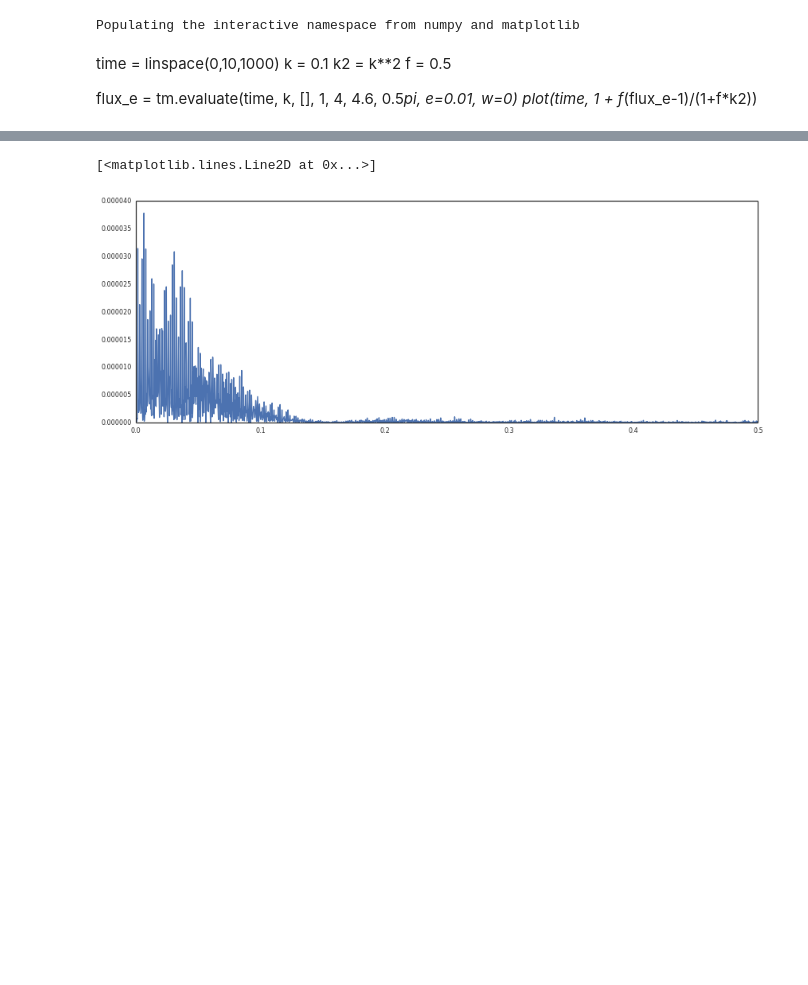
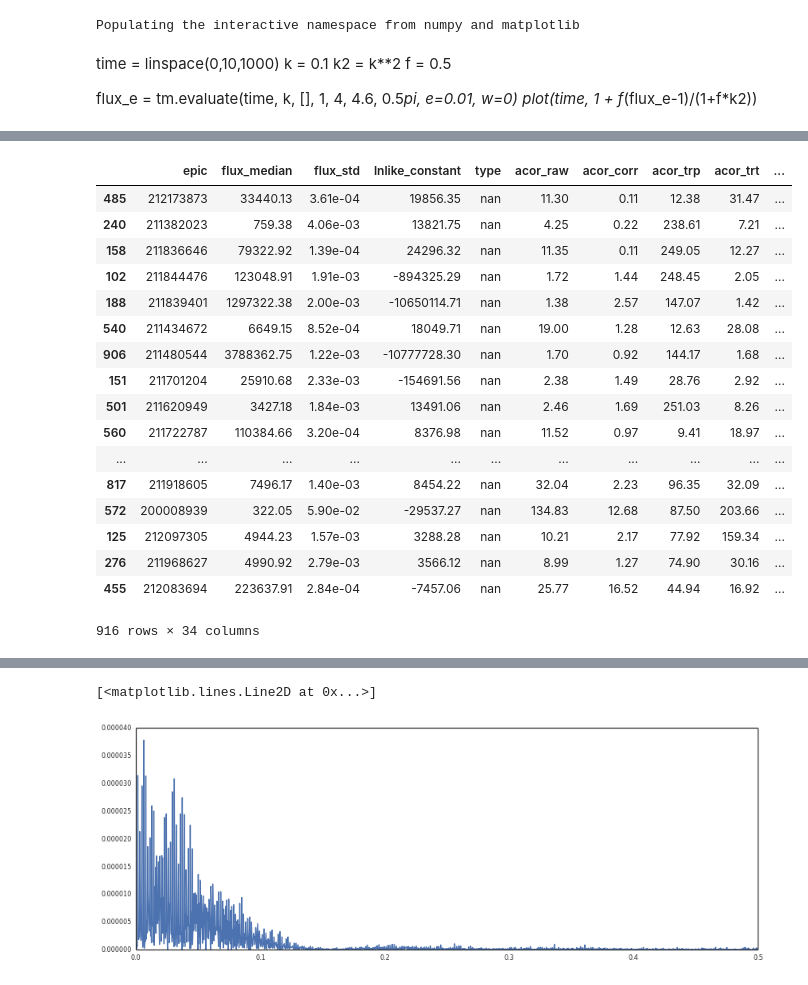
Before and after one commit to hpparvi/opents, a Jupyter notebook: notebooks/bls_search.ipynb, the cells around one changed output, grey strips where cells are left out. Drawn from its saved outputs; the diff is of its cells as text; code cells hidden in the pictures; blank space fills up the shorter version.

```diff
--- a/notebooks/bls_search.ipynb
+++ b/notebooks/bls_search.ipynb
@@ -108,0 +117,21 @@ fig.tight_layout()
+# %%
+rr.sort('sde', ascending=False)
+# %% [output]
+|  | epic | flux_median | flux_std | lnlike_constant | type | acor_raw | acor_corr | acor_trp | acor_trt | ... |
+| 485 | 212173873 | 33440.13 | 3.61e-04 | 19856.35 | nan | 11.30 | 0.11 | 12.38 | 31.47 | ... |
+| 240 | 211382023 | 759.38 | 4.06e-03 | 13821.75 | nan | 4.25 | 0.22 | 238.61 | 7.21 | ... |
+| 158 | 211836646 | 79322.92 | 1.39e-04 | 24296.32 | nan | 11.35 | 0.11 | 249.05 | 12.27 | ... |
+| 102 | 211844476 | 123048.91 | 1.91e-03 | -894325.29 | nan | 1.72 | 1.44 | 248.45 | 2.05 | ... |
+| 188 | 211839401 | 1297322.38 | 2.00e-03 | -10650114.71 | nan | 1.38 | 2.57 | 147.07 | 1.42 | ... |
+| 540 | 211434672 | 6649.15 | 8.52e-04 | 18049.71 | nan | 19.00 | 1.28 | 12.63 | 28.08 | ... |
+| 906 | 211480544 | 3788362.75 | 1.22e-03 | -10777728.30 | nan | 1.70 | 0.92 | 144.17 | 1.68 | ... |
+| 151 | 211701204 | 25910.68 | 2.33e-03 | -154691.56 | nan | 2.38 | 1.49 | 28.76 | 2.92 | ... |
+| 501 | 211620949 | 3427.18 | 1.84e-03 | 13491.06 | nan | 2.46 | 1.69 | 251.03 | 8.26 | ... |
+| 560 | 211722787 | 110384.66 | 3.20e-04 | 8376.98 | nan | 11.52 | 0.97 | 9.41 | 18.97 | ... |
+| ... | ... | ... | ... | ... | ... | ... | ... | ... | ... | ... |
+| 817 | 211918605 | 7496.17 | 1.40e-03 | 8454.22 | nan | 32.04 | 2.23 | 96.35 | 32.09 | ... |
+| 572 | 200008939 | 322.05 | 5.90e-02 | -29537.27 | nan | 134.83 | 12.68 | 87.50 | 203.66 | ... |
+| 125 | 212097305 | 4944.23 | 1.57e-03 | 3288.28 | nan | 10.21 | 2.17 | 77.92 | 159.34 | ... |
+| 276 | 211968627 | 4990.92 | 2.79e-03 | 3566.12 | nan | 8.99 | 1.27 | 74.90 | 30.16 | ... |
+| 455 | 212083694 | 223637.91 | 2.84e-04 | -7457.06 | nan | 25.77 | 16.52 | 44.94 | 16.92 | ... |
+916 rows × 34 columns
```
Also changed, not shown: parts of 15 cells of this notebook, 1 other file.
